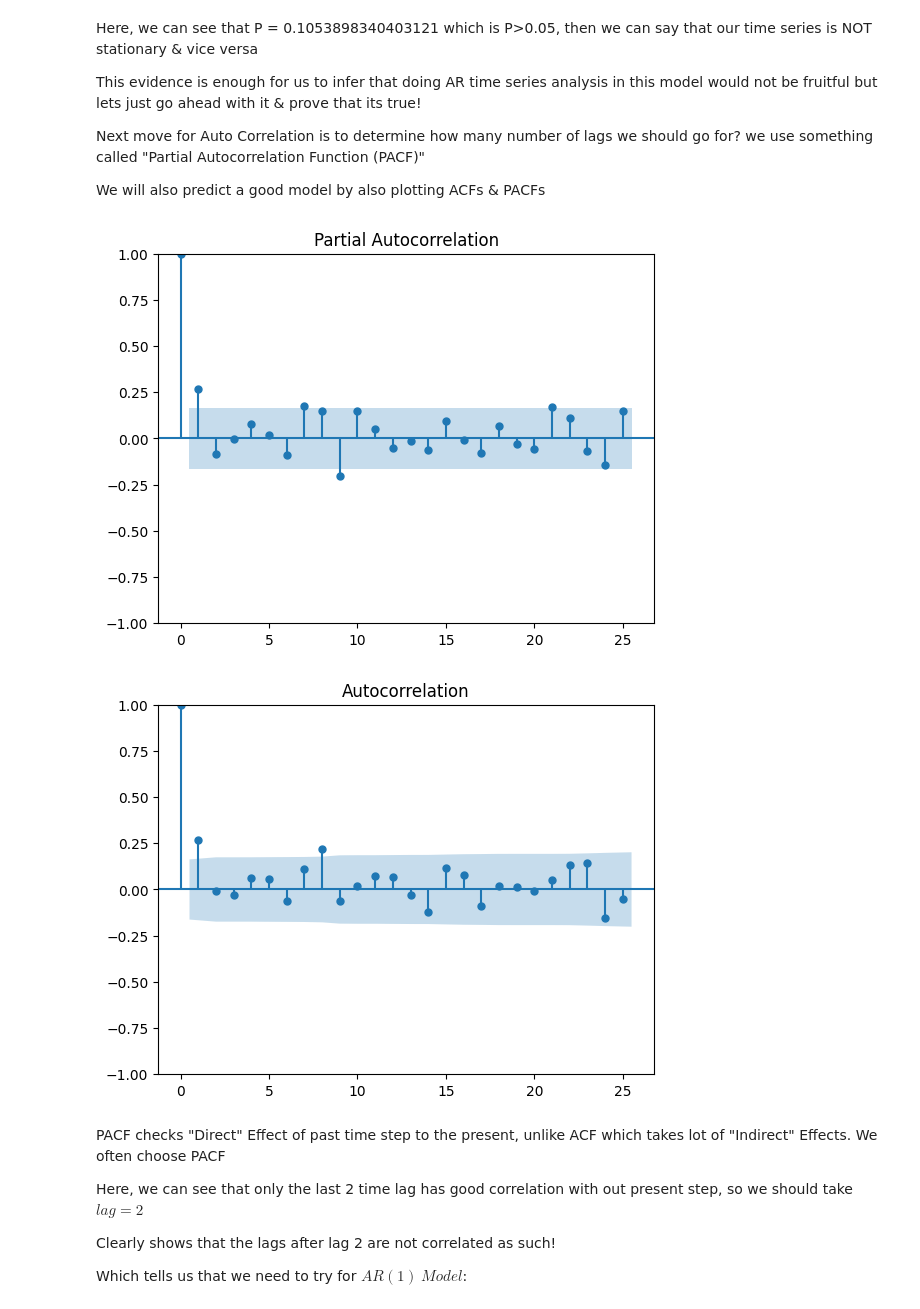
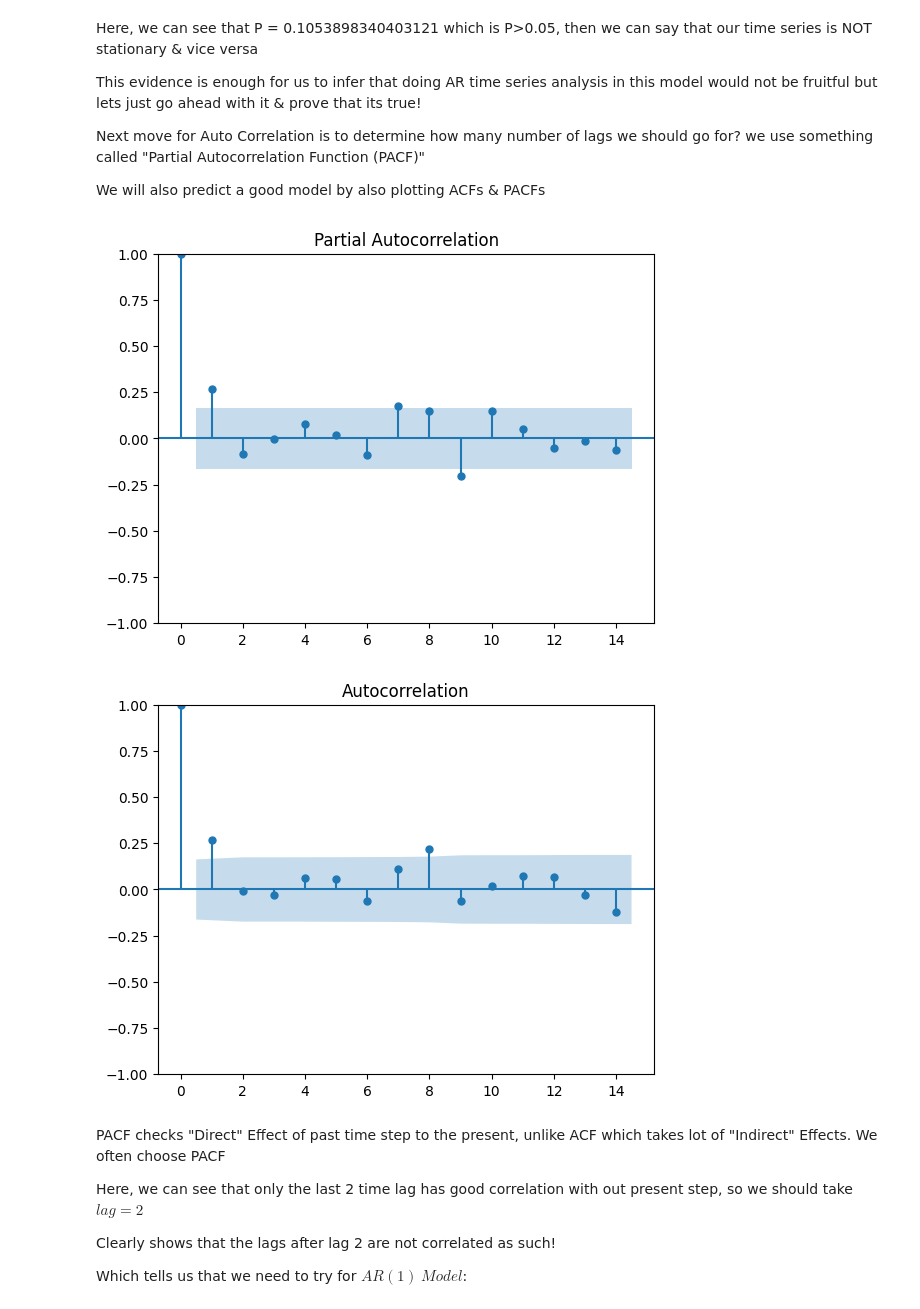
Before and after one commit to karnavivek/Food-Demand-Forecasting, a Jupyter notebook: Food Demand/main_fd.ipynb, the cells around one changed output. Drawn from its saved outputs; the diff is of its cells as text; code cells hidden in the pictures.

```diff
--- a/Food Demand/main_fd.ipynb
+++ b/Food Demand/main_fd.ipynb
@@ -466,14 +482,14 @@ We will also predict a good model by also plotting ACFs & PACFs
 # %%
 from statsmodels.graphics.tsaplots import plot_pacf, plot_acf
 
 def plot_acf_pacf(y, lag):
     pacf = plot_pacf(y, lags=lag)
     acf = plot_acf(y, lags=lag)
 
-plot_acf_pacf(df_weekly_orders['num_orders'], 25)
+plot_acf_pacf(df_weekly_orders['num_orders'], 14)
 # %% [output]
-[figure, old version]
+[figure, new version]
-[figure, old version]
+[figure, new version]
 # %% [markdown]
 PACF checks "Direct" Effect of past time step to the present, unlike ACF which takes lot of "Indirect" Effects. We often choose PACF<br>
 
```
Also changed, not shown: parts of 24 cells of this notebook.
